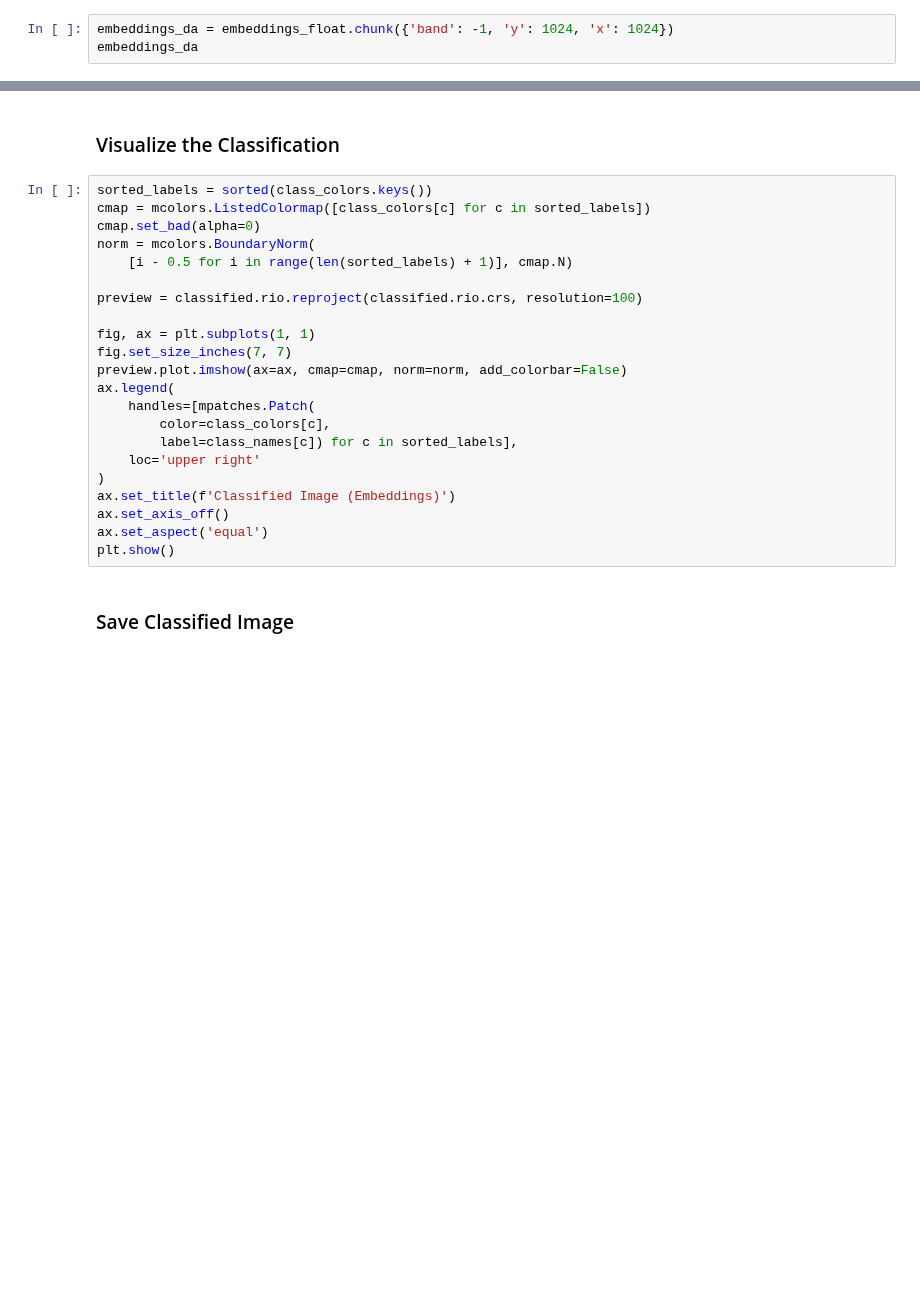
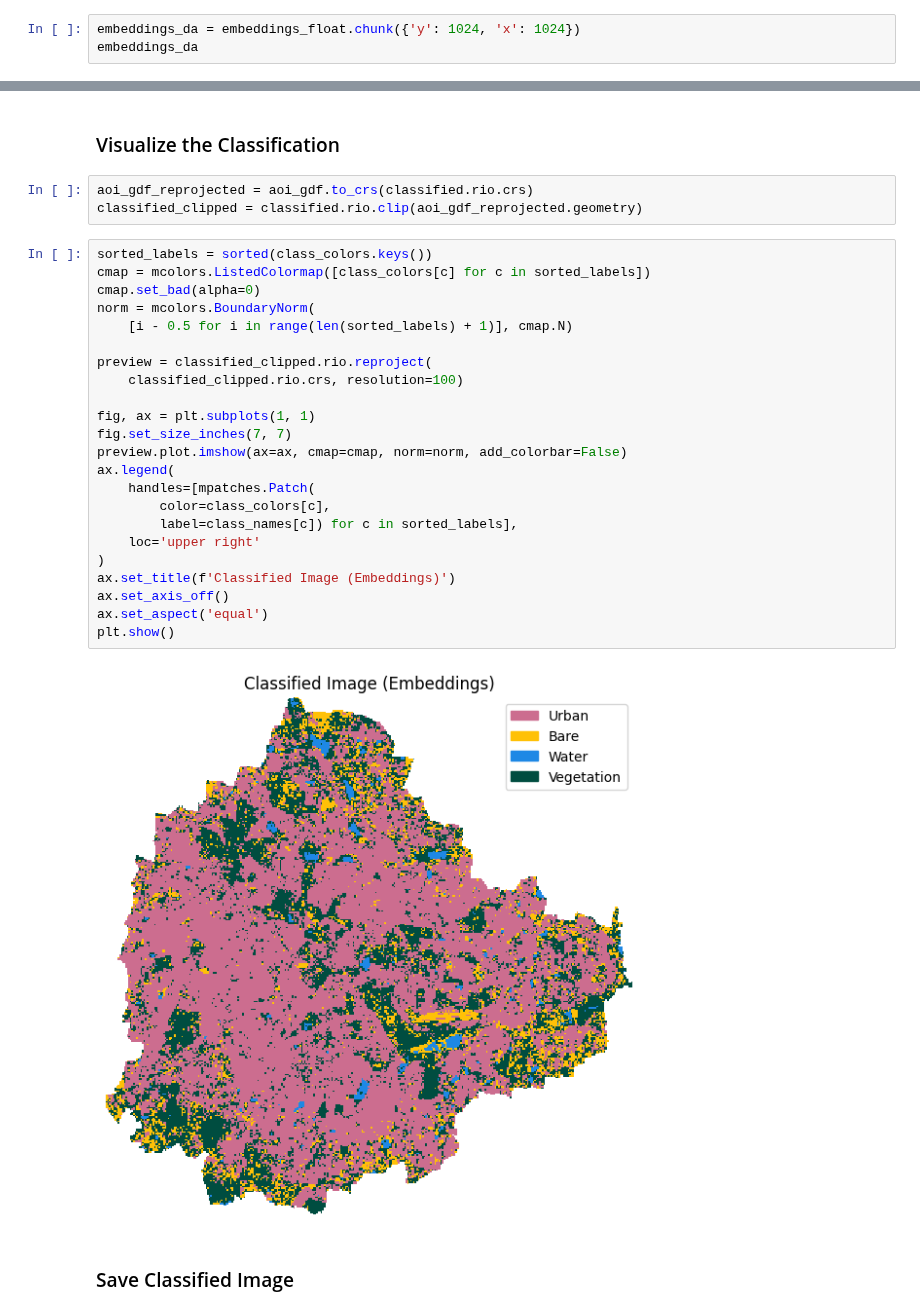
Before and after one commit to spatialthoughts/courses, a Jupyter notebook: code/python_remote_sensing/module_04/04_supervised_classification_embeddings.ipynb, the cells around one changed output, grey strips where cells are left out. Cells and saved outputs as stored; diff of their text form; blank space fills up the shorter version.

```diff
--- a/code/python_remote_sensing/module_04/04_supervised_classification_embeddings.ipynb
+++ b/code/python_remote_sensing/module_04/04_supervised_classification_embeddings.ipynb
@@ -207,7 +209,7 @@ embeddings_year = embeddings.isel(time=0)
 embeddings_float = dequantize_aef(embeddings_year)
 embeddings_float
 # %%
-embeddings_da = embeddings_float.chunk({'band': -1, 'y': 1024, 'x': 1024})
+embeddings_da = embeddings_float.chunk({'y': 1024, 'x': 1024})
 embeddings_da
 # %% [markdown]
 We reproject the training points to match the composite CRS, then overlay them on an RGB preview of the composite. This lets us verify that the training points cover the expected land cover types.
@@ -289,28 +291,34 @@ classified = classified.compute()
 classified
 # %% [markdown]
 ### Visualize the Classification
+# %%
+aoi_gdf_reprojected = aoi_gdf.to_crs(classified.rio.crs)
+classified_clipped = classified.rio.clip(aoi_gdf_reprojected.geometry)
 # %%
 sorted_labels = sorted(class_colors.keys())
 cmap = mcolors.ListedColormap([class_colors[c] for c in sorted_labels])
 cmap.set_bad(alpha=0)
 norm = mcolors.BoundaryNorm(
     [i - 0.5 for i in range(len(sorted_labels) + 1)], cmap.N)
 
-preview = classified.rio.reproject(classified.rio.crs, resolution=100)
+preview = classified_clipped.rio.reproject(
+    classified_clipped.rio.crs, resolution=100)
 
 fig, ax = plt.subplots(1, 1)
 fig.set_size_inches(7, 7)
 preview.plot.imshow(ax=ax, cmap=cmap, norm=norm, add_colorbar=False)
 ax.legend(
     handles=[mpatches.Patch(
         color=class_colors[c],
         label=class_names[c]) for c in sorted_labels],
     loc='upper right'
 )
 ax.set_title(f'Classified Image (Embeddings)')
 ax.set_axis_off()
 ax.set_aspect('equal')
 plt.show()
+# %% [output]
+[figure, added]
 # %% [markdown]
 ### Save Classified Image
 # %% [markdown]
```
Also changed, not shown: parts of 3 cells of this notebook.
